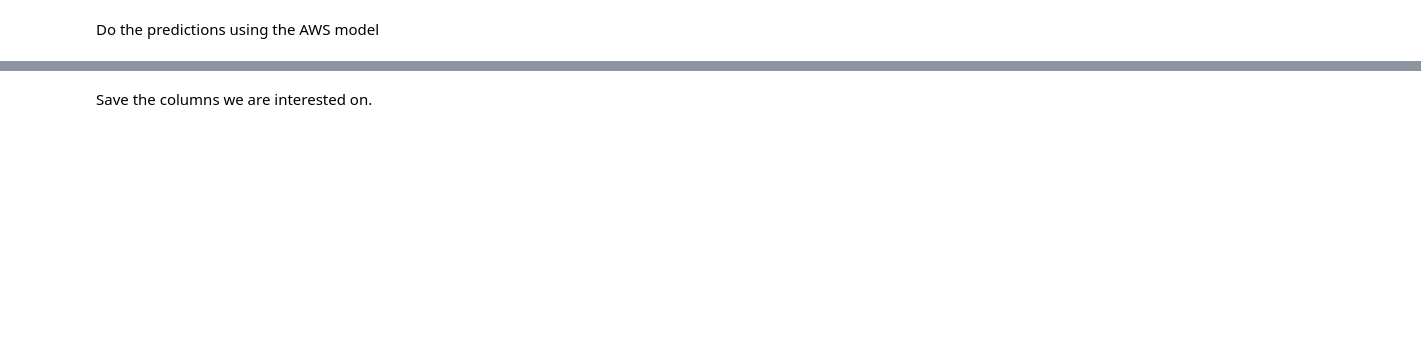
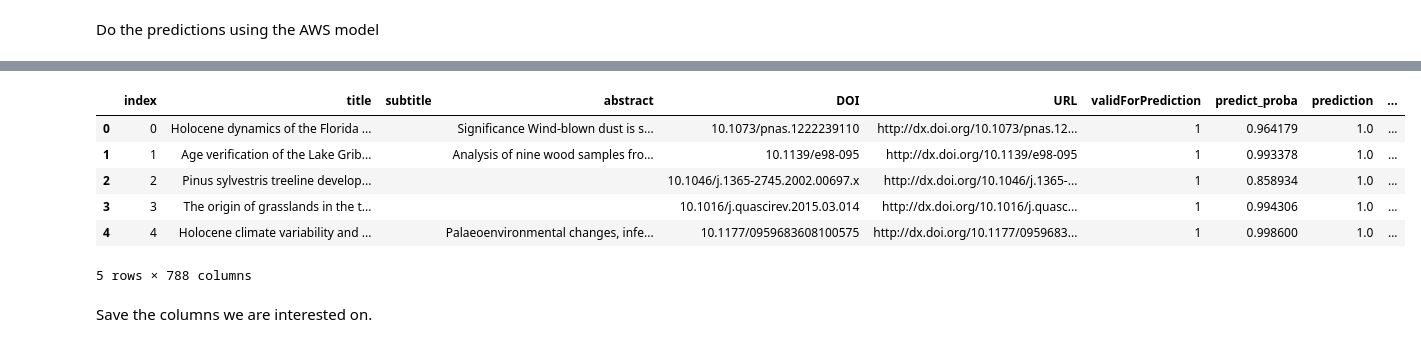
Before and after one commit to NeotomaDB/article-relevance, a Jupyter notebook: Recreating_the_Training_Set_Files.ipynb, the cells around one changed output, grey strips where cells are left out. Cells and saved outputs as stored; diff of their text form; code cells hidden in the pictures; blank space fills up the shorter version.

```diff
--- a/Recreating_the_Training_Set_Files.ipynb
+++ b/Recreating_the_Training_Set_Files.ipynb
@@ -102,0 +155,10 @@ predictionsDF = ar.relevancePredict(embeddedData, AWS = True)
+# %%
+predictionsDF.head()
+# %% [output]
+|  | index | title | subtitle | abstract | DOI | URL | validForPrediction | predict_proba | prediction | ... |
+| 0 | 0 | Holocene dynamics of the Florida ... |  | Significance Wind-blown dust is s... | 10.1073/pnas.1222239110 | http://dx.doi.org/10.1073/pnas.12... | 1 | 0.964179 | 1.0 | ... |
+| 1 | 1 | Age verification of the Lake Grib... |  | Analysis of nine wood samples fro... | 10.1139/e98-095 | http://dx.doi.org/10.1139/e98-095 | 1 | 0.993378 | 1.0 | ... |
+| 2 | 2 | Pinus sylvestris treeline develop... |  |  | 10.1046/j.1365-2745.2002.00697.x | http://dx.doi.org/10.1046/j.1365-... | 1 | 0.858934 | 1.0 | ... |
+| 3 | 3 | The origin of grasslands in the t... |  |  | 10.1016/j.quascirev.2015.03.014 | http://dx.doi.org/10.1016/j.quasc... | 1 | 0.994306 | 1.0 | ... |
+| 4 | 4 | Holocene climate variability and ... |  | Palaeoenvironmental changes, infe... | 10.1177/0959683608100575 | http://dx.doi.org/10.1177/0959683... | 1 | 0.998600 | 1.0 | ... |
+5 rows × 788 columns
```
Also changed, not shown: parts of 19 cells of this notebook, 8 other files.
